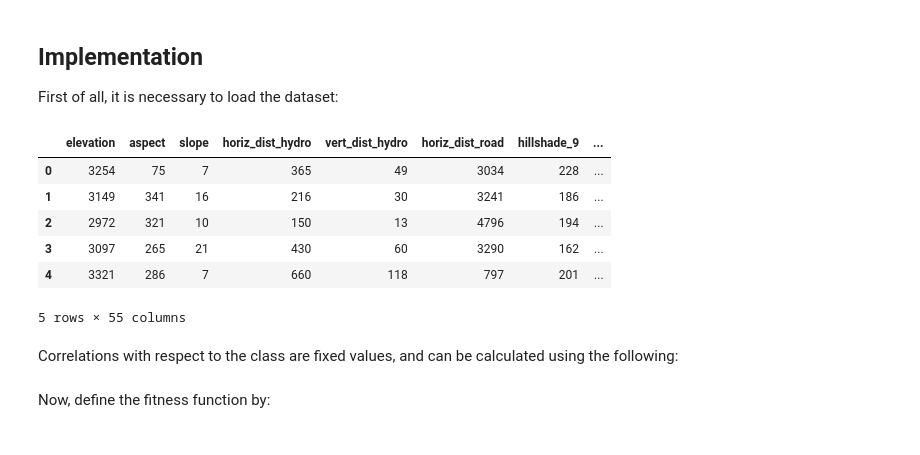
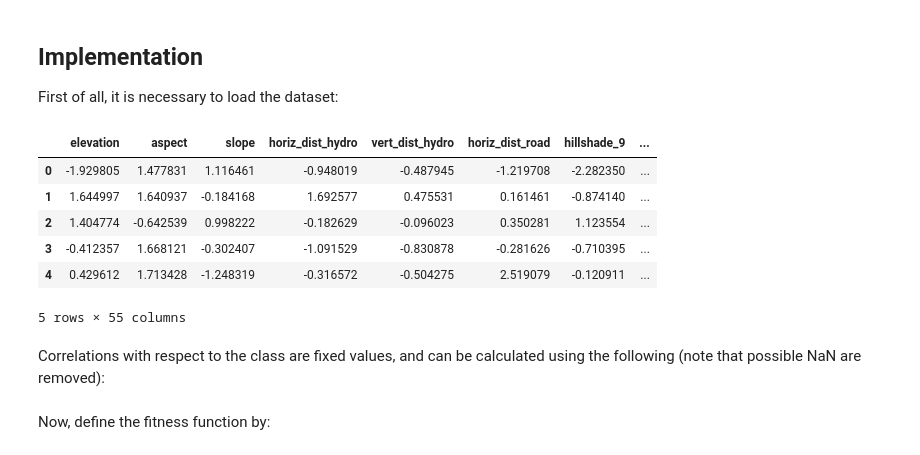
Before and after one commit to greati/covertype-data-analysis, a Jupyter notebook: Feature Selection using PSO.ipynb, the cells around one changed output. Cells and saved outputs as stored; diff of their text form; code cells hidden in the pictures.

Commit message:
Process new train dataset

```diff
--- a/Feature Selection using PSO.ipynb
+++ b/Feature Selection using PSO.ipynb
@@ -43,19 +43,19 @@ First of all, it is necessary to load the dataset:
 # %%
 import pandas as pd
 # read the dataset
-dataset = pd.read_csv("datasets/new_dataset_covertype.csv")
+dataset = pd.read_csv("datasets/covertype_norm_train.csv")
 # preview
 dataset.head()
 # %% [output]
 |  | elevation | aspect | slope | horiz_dist_hydro | vert_dist_hydro | horiz_dist_road | hillshade_9 | ... |
-| 0 | 3254 | 75 | 7 | 365 | 49 | 3034 | 228 | ... |
-| 1 | 3149 | 341 | 16 | 216 | 30 | 3241 | 186 | ... |
-| 2 | 2972 | 321 | 10 | 150 | 13 | 4796 | 194 | ... |
-| 3 | 3097 | 265 | 21 | 430 | 60 | 3290 | 162 | ... |
-| 4 | 3321 | 286 | 7 | 660 | 118 | 797 | 201 | ... |
+| 0 | -1.929805 | 1.477831 | 1.116461 | -0.948019 | -0.487945 | -1.219708 | -2.282350 | ... |
+| 1 | 1.644997 | 1.640937 | -0.184168 | 1.692577 | 0.475531 | 0.161461 | -0.874140 | ... |
+| 2 | 1.404774 | -0.642539 | 0.998222 | -0.182629 | -0.096023 | 0.350281 | 1.123554 | ... |
+| 3 | -0.412357 | 1.668121 | -0.302407 | -1.091529 | -0.830878 | -0.281626 | -0.710395 | ... |
+| 4 | 0.429612 | 1.713428 | -1.248319 | -0.316572 | -0.504275 | 2.519079 | -0.120911 | ... |
 5 rows × 55 columns
 # %% [markdown]
-Correlations with respect to the class are fixed values, and can be calculated using the following:
+Correlations with respect to the class are fixed values, and can be calculated using the following (note that possible NaN are removed):
 # %%
 # compute attribute-class correlations
 class_correlations = dataset.corr(method="pearson")['cover_type']
```
Also changed, not shown: parts of 3 cells of this notebook, 2 other files.
